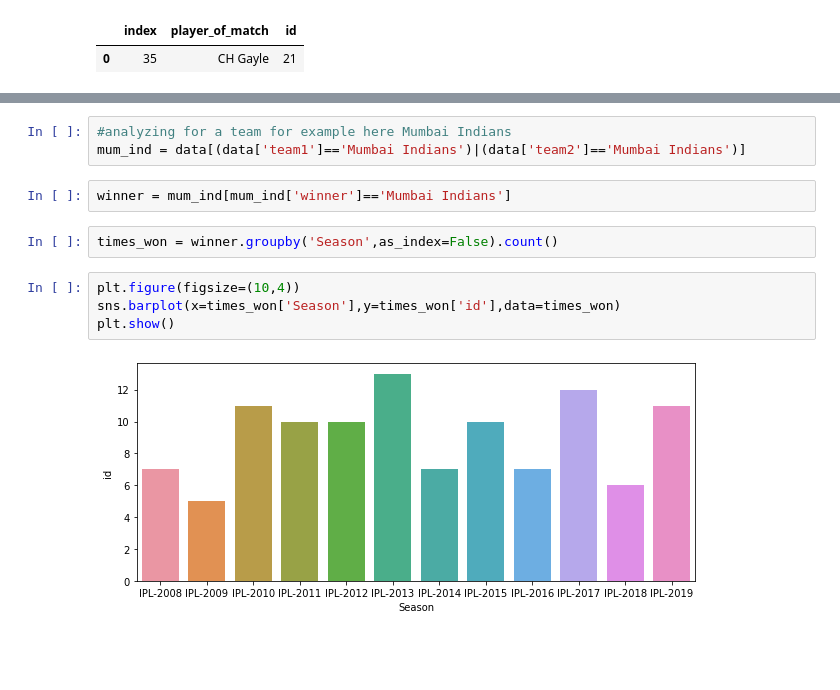
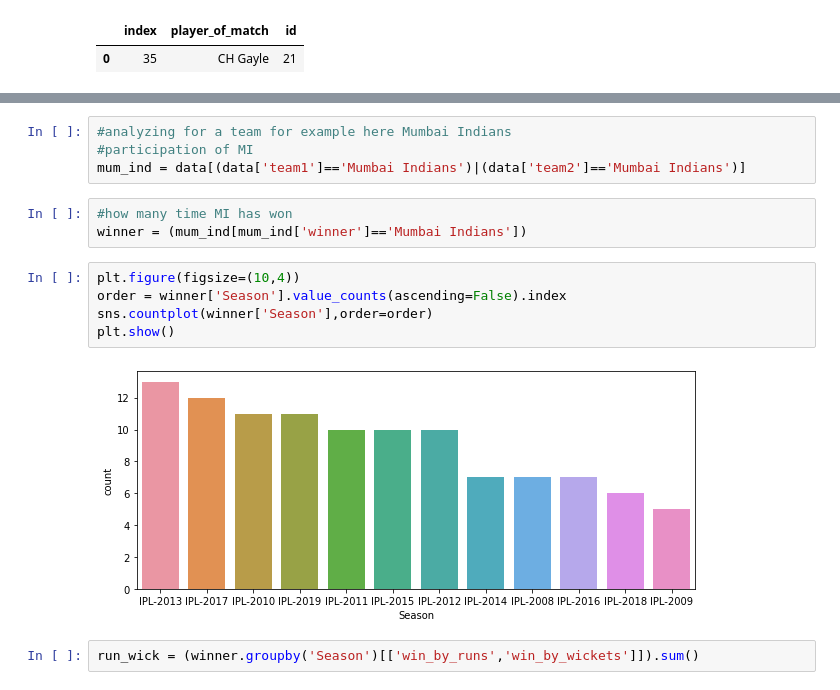
Before and after one commit to sulagna206/IPL-data, a Jupyter notebook: EDA.ipynb, the cells around one changed output, grey strips where cells are left out. Drawn from its saved outputs; the diff is of its cells as text; blank space fills up the shorter version.

```diff
--- a/EDA.ipynb
+++ b/EDA.ipynb
@@ -227,13 +192,16 @@ plt.show()
 # %%
 #analyzing for a team for example here Mumbai Indians
+#participation of MI
 mum_ind = data[(data['team1']=='Mumbai Indians')|(data['team2']=='Mumbai Indians')]
 # %%
-winner = mum_ind[mum_ind['winner']=='Mumbai Indians']
+#how many time MI has won
+winner = (mum_ind[mum_ind['winner']=='Mumbai Indians'])
-# %%
-times_won = winner.groupby('Season',as_index=False).count()
 # %%
 plt.figure(figsize=(10,4))
-sns.barplot(x=times_won['Season'],y=times_won['id'],data=times_won)
+order = winner['Season'].value_counts(ascending=False).index
+sns.countplot(winner['Season'],order=order)
 plt.show()
 # %% [output]
-[figure, old version]
+[figure, new version]
+# %%
+run_wick = (winner.groupby('Season')[['win_by_runs','win_by_wickets']]).sum()
```
Also changed, not shown: parts of 28 cells of this notebook.
